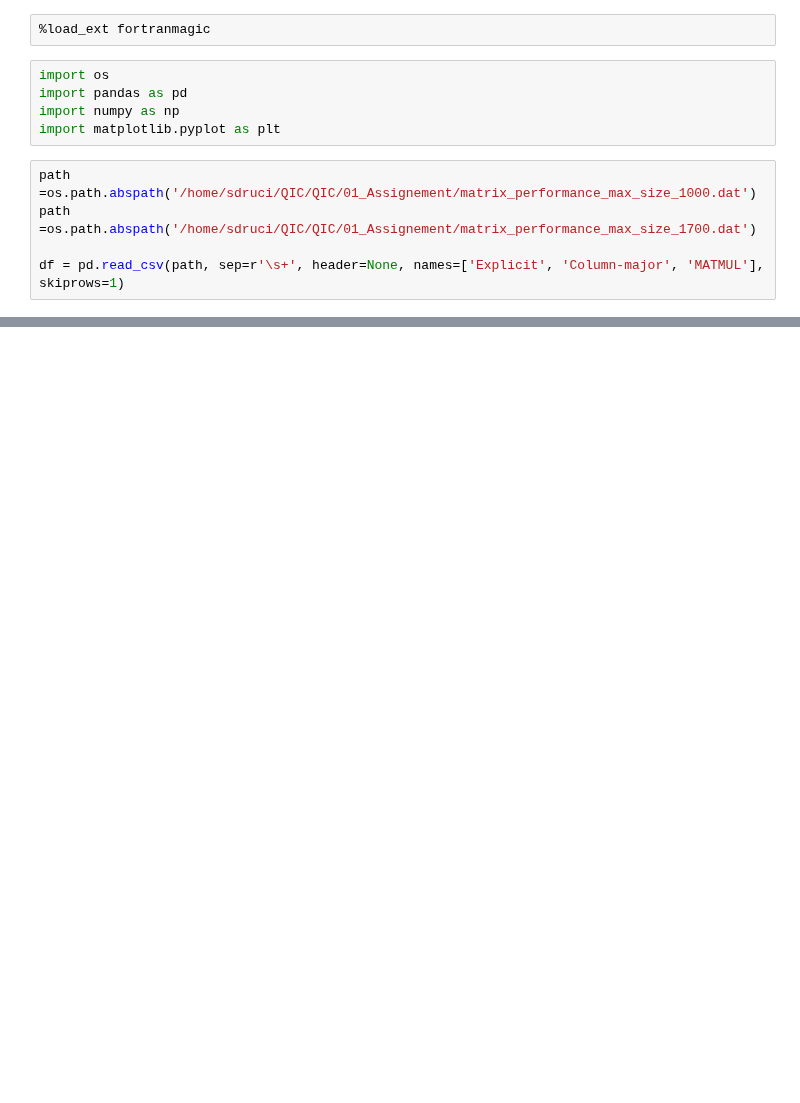
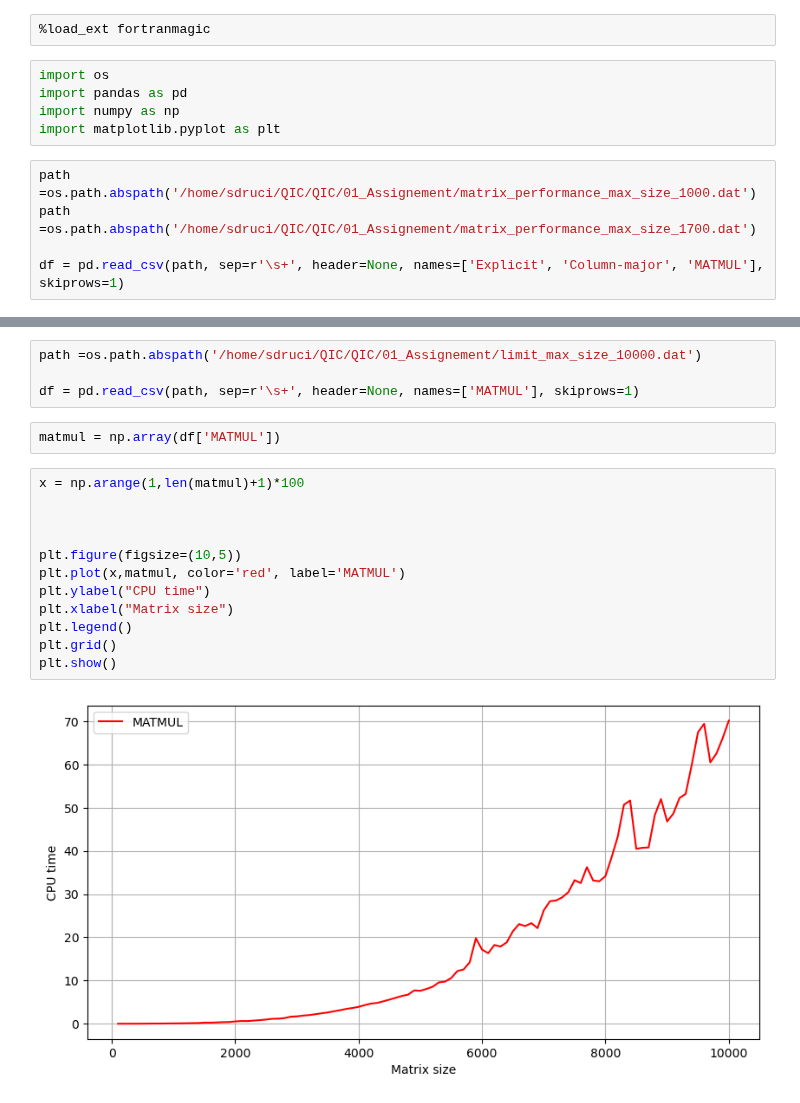
Before and after one commit to sdracia/QIC, a Jupyter notebook: 01_Assignement/analysis.ipynb, the cells around one changed output, grey strips where cells are left out. Drawn from its saved outputs; the diff is of its cells as text; blank space fills up the shorter version.

Commit message:
01_Assignement almost done; starting 02

```diff
--- a/01_Assignement/analysis.ipynb
+++ b/01_Assignement/analysis.ipynb
@@ -46,0 +40,20 @@ plt.show()
+# %%
+path =os.path.abspath('/home/sdruci/QIC/QIC/01_Assignement/limit_max_size_10000.dat')
+
+df = pd.read_csv(path, sep=r'\s+', header=None, names=['MATMUL'], skiprows=1)
+# %%
+matmul = np.array(df['MATMUL'])
+# %%
+x = np.arange(1,len(matmul)+1)*100
+
+
+
+plt.figure(figsize=(10,5))
+plt.plot(x,matmul, color='red', label='MATMUL')
+plt.ylabel("CPU time")
+plt.xlabel("Matrix size")
+plt.legend()
+plt.grid()
+plt.show()
+# %% [output]
+[figure, added]
```
Also changed, not shown: parts of 4 cells of this notebook, 8 other files.
